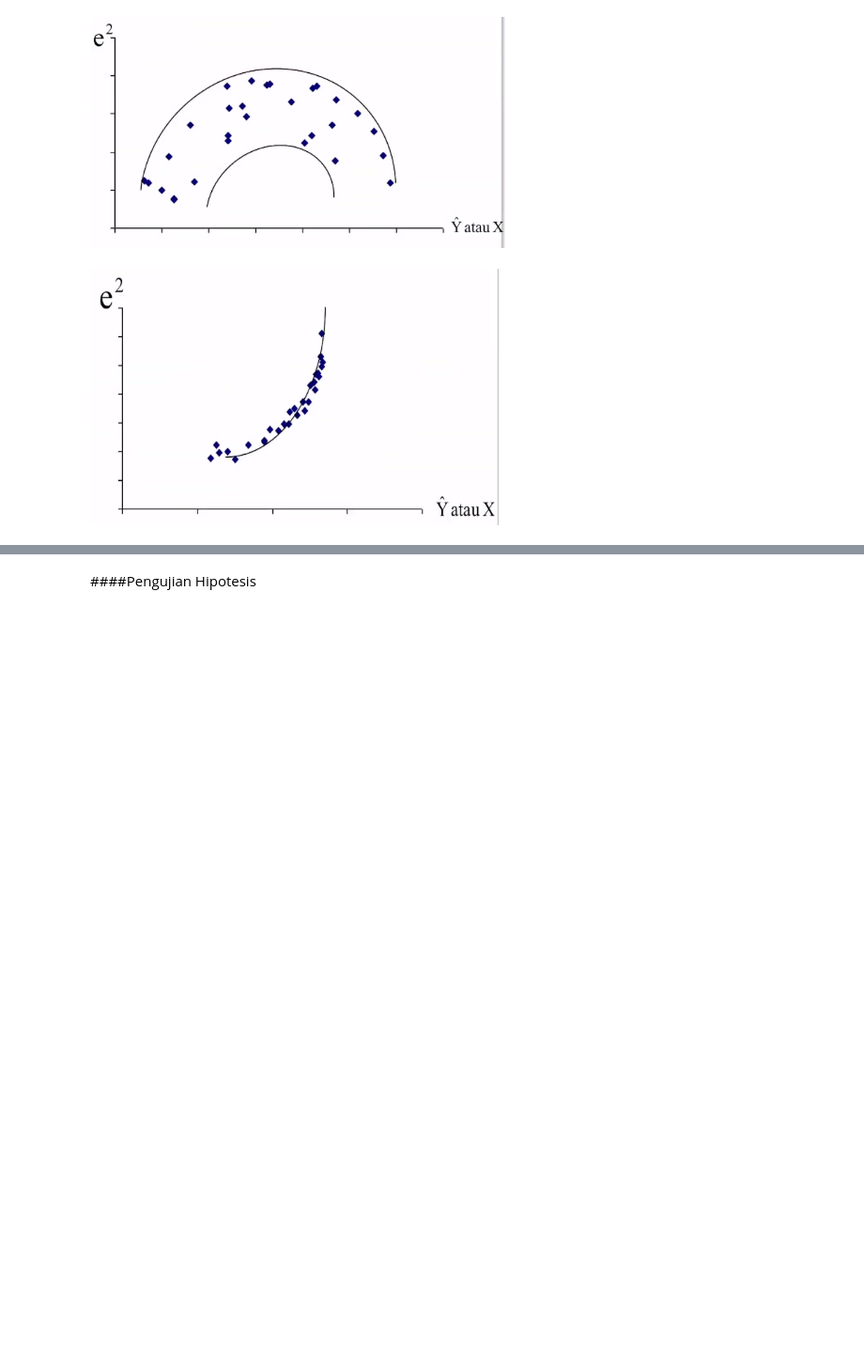
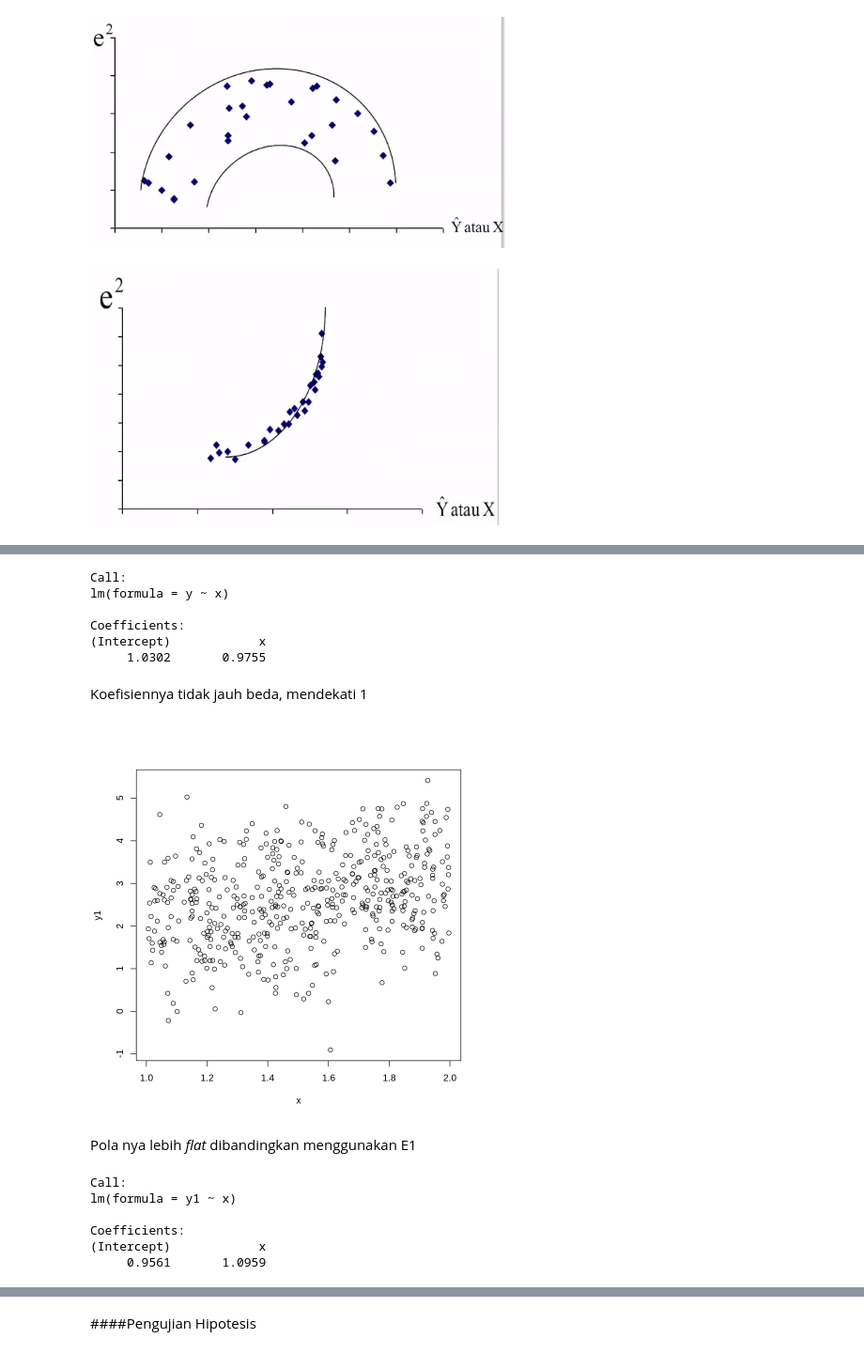
Before and after one commit to JuzmaFR/Analisis-Regresi-Catatan-Kuliah, a Jupyter notebook: Analisis_Regresi.ipynb, the cells around one changed output, grey strips where cells are left out. Shown at 94% size. Drawn from its saved outputs; the diff is of its cells as text; code cells hidden in the pictures; blank space fills up the shorter version.

```diff
--- a/Analisis_Regresi.ipynb
+++ b/Analisis_Regresi.ipynb
@@ -1318,0 +1369,29 @@ Contoh Heteroskedastisitas
+# %%
+lm(y~x)
+# %% [output]
+Call:
+lm(formula = y ~ x)
+
+Coefficients:
+(Intercept)            x
+     1.0302       0.9755
+# %% [markdown]
+Koefisiennya tidak jauh beda, mendekati 1
+# %%
+E1 <- rnorm(n,0,1)
+y1 <- 1+1*x+E1
+# %%
+plot(y1~x)
+# %% [output]
+[figure, added]
+# %% [markdown]
+Pola nya lebih *flat* dibandingkan menggunakan E1
+# %%
+lm(y1~x)
+# %% [output]
+Call:
+lm(formula = y1 ~ x)
+
+Coefficients:
+(Intercept)            x
+     0.9561       1.0959
```
Also changed, not shown: parts of 19 cells of this notebook.
